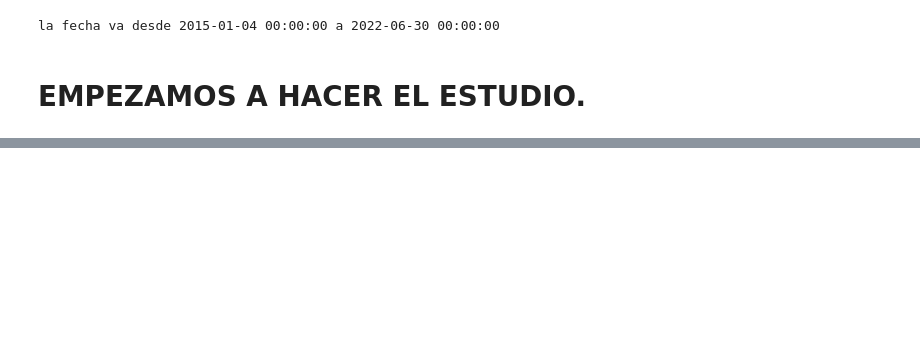
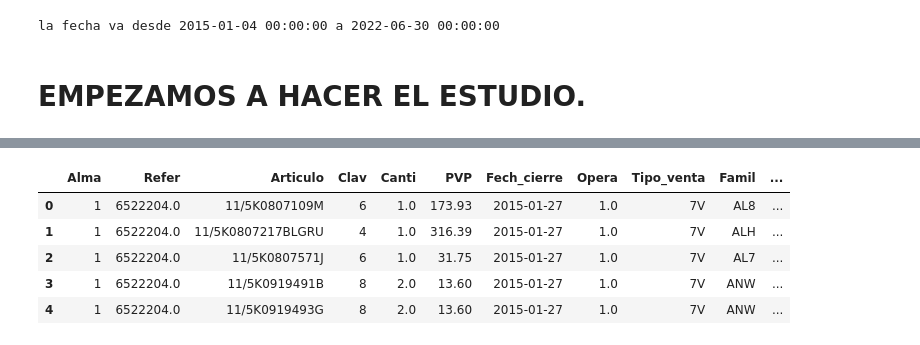
Before and after one commit to pacomm5/PLANTILLAS2, a Jupyter notebook: RECAMBIOS_NUEVO_LISTADO.ipynb, the cells around one changed output, grey strips where cells are left out. Saved outputs shown, nothing was run; the diff lists cells and outputs as text; code cells hidden in the pictures; blank space fills up the shorter version.

```diff
--- a/RECAMBIOS_NUEVO_LISTADO.ipynb
+++ b/RECAMBIOS_NUEVO_LISTADO.ipynb
@@ -1562,0 +1582,14 @@ la fecha va desde 2015-01-04 00:00:00 a 2022-06-30 00:00:00
+# %%
+pd.options.display.max_columns = 0
+# %%
+from shutil import copy
+df1 = df.copy()
+# %%
+df1.head()
+# %% [output]
+|  | Alma | Refer | Articulo | Clav | Canti | PVP | Fech_cierre | Opera | Tipo_venta | Famil | ... |
+| 0 | 1 | 6522204.0 | 11/5K0807109M | 6 | 1.0 | 173.93 | 2015-01-27 | 1.0 | 7V | AL8 | ... |
+| 1 | 1 | 6522204.0 | 11/5K0807217BLGRU | 4 | 1.0 | 316.39 | 2015-01-27 | 1.0 | 7V | ALH | ... |
+| 2 | 1 | 6522204.0 | 11/5K0807571J | 6 | 1.0 | 31.75 | 2015-01-27 | 1.0 | 7V | AL7 | ... |
+| 3 | 1 | 6522204.0 | 11/5K0919491B | 8 | 2.0 | 13.60 | 2015-01-27 | 1.0 | 7V | ANW | ... |
+| 4 | 1 | 6522204.0 | 11/5K0919493G | 8 | 2.0 | 13.60 | 2015-01-27 | 1.0 | 7V | ANW | ... |
```
Also changed, not shown: parts of 9 cells of this notebook.
